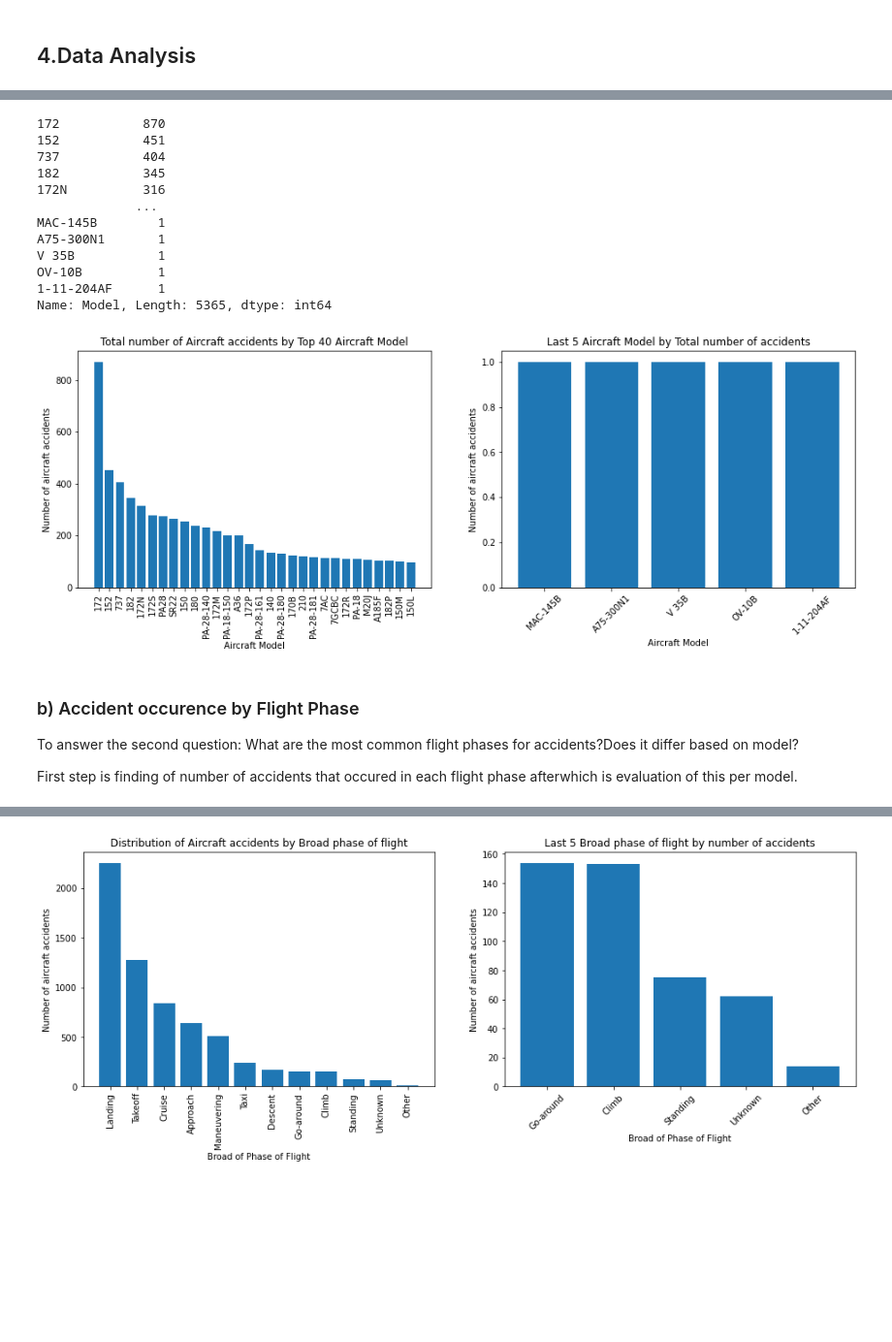
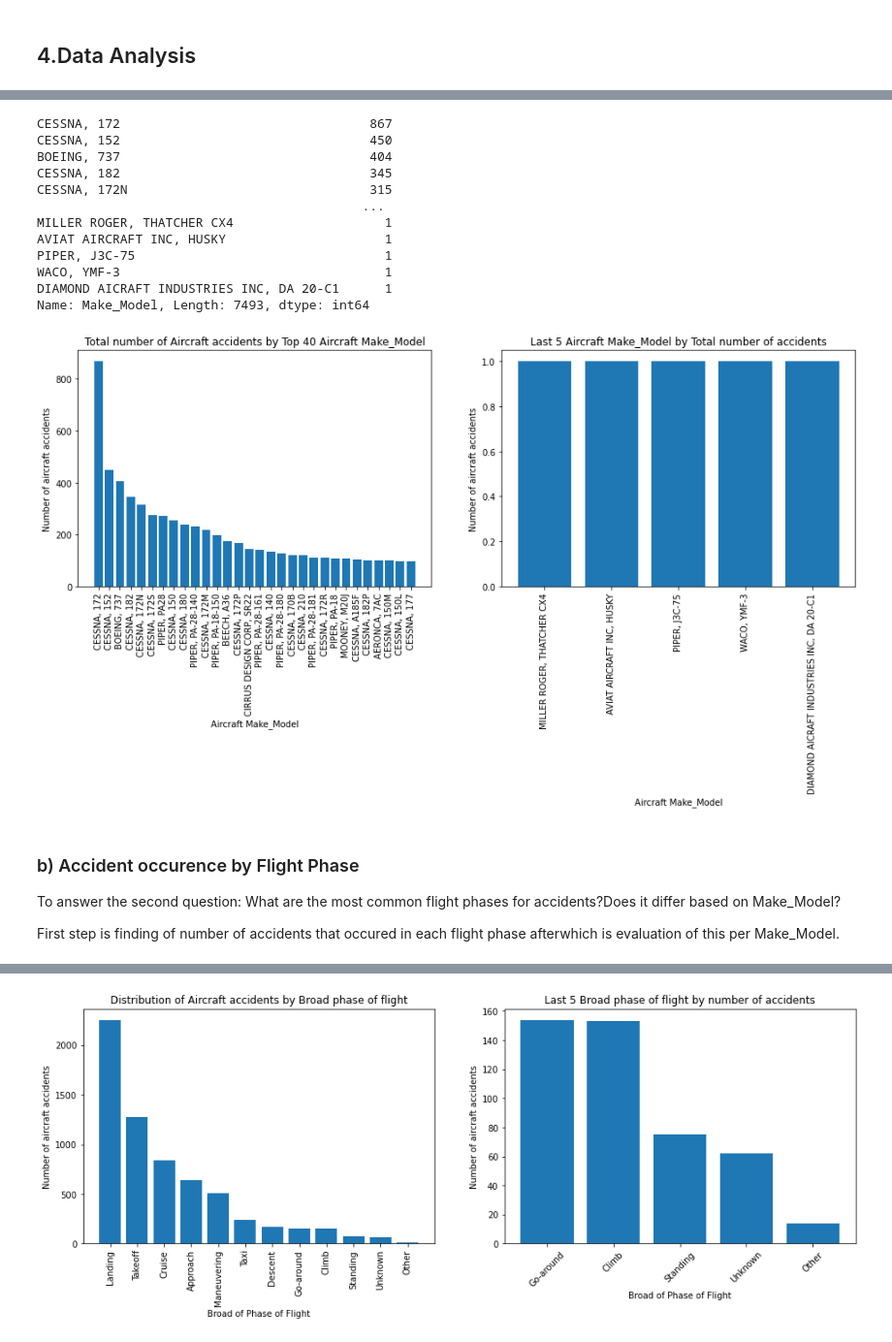
Before and after one commit to Mau-Wambugu/Aircraft-Accidents-Analysis-, a Jupyter notebook: Aviation-Accidents-Analysis.ipynb, the cells around one changed output, grey strips where cells are left out. Shown at 97% size. Saved outputs shown, nothing was run; the diff lists cells and outputs as text; code cells hidden in the pictures; blank space fills up the shorter version.

```diff
--- a/Aviation-Accidents-Analysis.ipynb
+++ b/Aviation-Accidents-Analysis.ipynb
@@ -237,0 +242,9 @@ dtype: int64
+# %%
+def uppercase_strings(x): #define a function that changes values to upper case
+  if isinstance(x, str):
+    return x.upper()
+  return x
+
+# Apply lowercase_strings function to the columns
+df[['Make', 'Model']]= df[['Make', 'Model']].applymap(uppercase_strings)
+df[['Make', 'Model']]
@@ -237,0 +267,3 @@ dtype: int64
+# %%
+df['Make_Model']=df['Make']+ ', ' + df['Model']
+df['Make_Model']
@@ -262,46 +307,46 @@ new_df
 # %%
-new_df['Model'].value_counts()#getting the counts of accidents per model
+new_df['Make_Model'].value_counts()#getting the counts of accidents per model
 # %% [output]
-172           870
-152           451
-737           404
-182           345
-172N          316
-             ...
-MAC-145B        1
-A75-300N1       1
-V 35B           1
-OV-10B          1
-1-11-204AF      1
-Name: Model, Length: 5365, dtype: int64
+CESSNA, 172                                 867
+CESSNA, 152                                 450
+BOEING, 737                                 404
+CESSNA, 182                                 345
+CESSNA, 172N                                315
+                                           ...
+MILLER ROGER, THATCHER CX4                    1
+AVIAT AIRCRAFT INC, HUSKY                     1
+PIPER, J3C-75                                 1
+WACO, YMF-3                                   1
+DIAMOND AICRAFT INDUSTRIES INC, DA 20-C1      1
+Name: Make_Model, Length: 7493, dtype: int64
 # %%
 # Set up plots
 fig, (ax1, ax2) = plt.subplots(ncols=2, figsize=(16, 5))
 
 # Create variables for easier reuse
-value_counts = new_df["Model"].value_counts().iloc[:30]
-last_5_counts = new_df["Model"].value_counts().iloc[-5:]
+value_counts = new_df['Make_Model'].value_counts().iloc[:30]
+last_5_counts = new_df['Make_Model'].value_counts().iloc[-5:]
 
 # Plot data
 ax1.bar(value_counts.index, value_counts.values)
 ax2.bar(last_5_counts.index, last_5_counts.values)
 
 # Customize appearance
 ax1.tick_params(axis="x", labelrotation=90)
-ax2.tick_params(axis="x", labelrotation=45)
+ax2.tick_params(axis="x", labelrotation=90)
 ax1.set_ylabel("Number of aircraft accidents")
 ax2.set_ylabel("Number of aircraft accidents")
-ax1.set_xlabel("Aircraft Model")
-ax2.set_xlabel("Aircraft Model")
-ax1.set_title("Total number of Aircraft accidents by Top 40 Aircraft Model")
-ax2.set_title("Last 5 Aircraft Model by Total number of accidents");
+ax1.set_xlabel("Aircraft Make_Model")
+ax2.set_xlabel("Aircraft Make_Model")
+ax1.set_title("Total number of Aircraft accidents by Top 40 Aircraft Make_Model")
+ax2.set_title("Last 5 Aircraft Make_Model by Total number of accidents");
 # %% [output]
-[figure, old version]
+[figure, new version]
 # %% [markdown]
 ### b) Accident occurence by Flight Phase
-To answer the second question: What are the most common flight phases for accidents?Does it differ based on model?
+To answer the second question: What are the most common flight phases for accidents?Does it differ based on Make_Model?
 
-First step is finding of number of accidents that occured in each flight phase afterwhich is evaluation of this per model.
+First step is finding of number of accidents that occured in each flight phase afterwhich is evaluation of this per Make_Model.
 # %%
 new_df['Broad.phase.of.flight'].value_counts()
 # %% [output]
```
Also changed, not shown: parts of 16 cells of this notebook, 13 other files.
